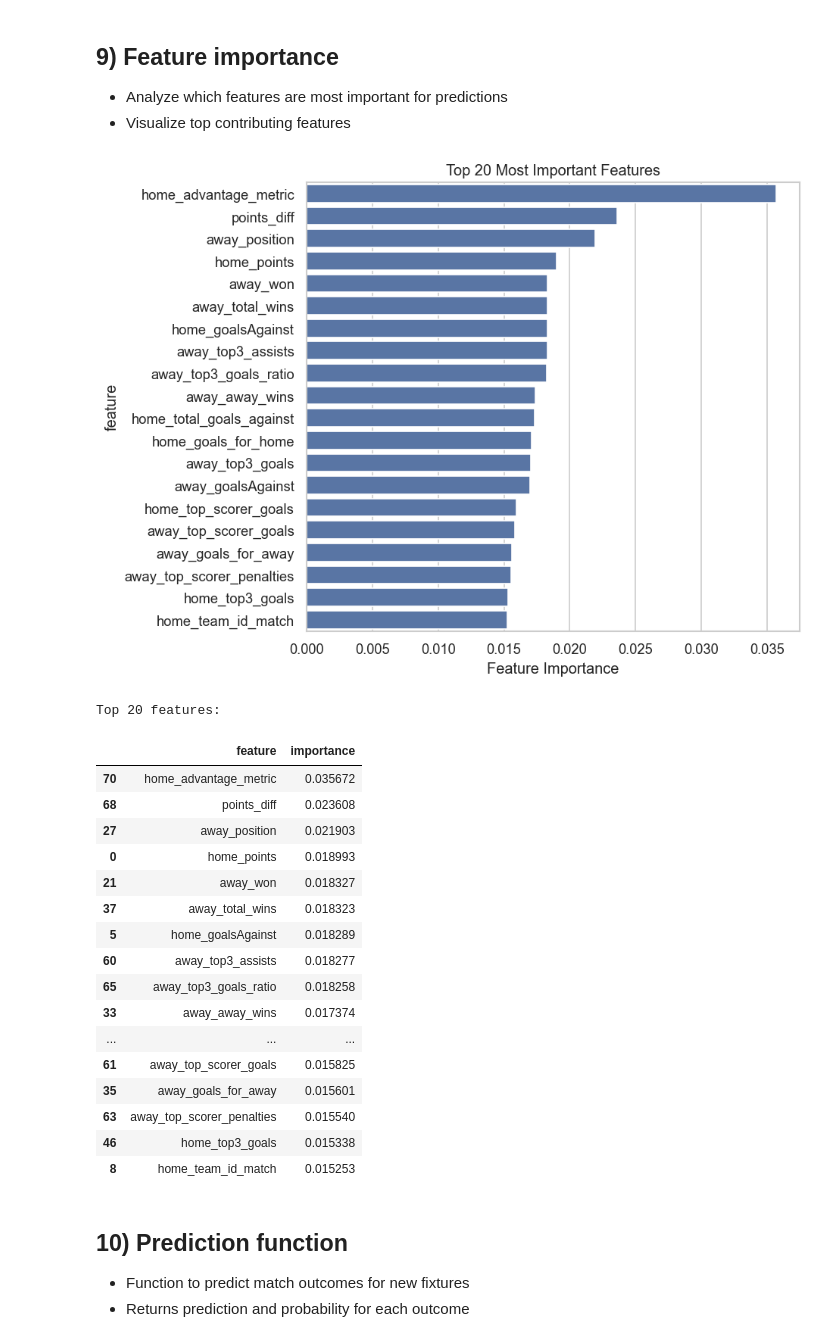
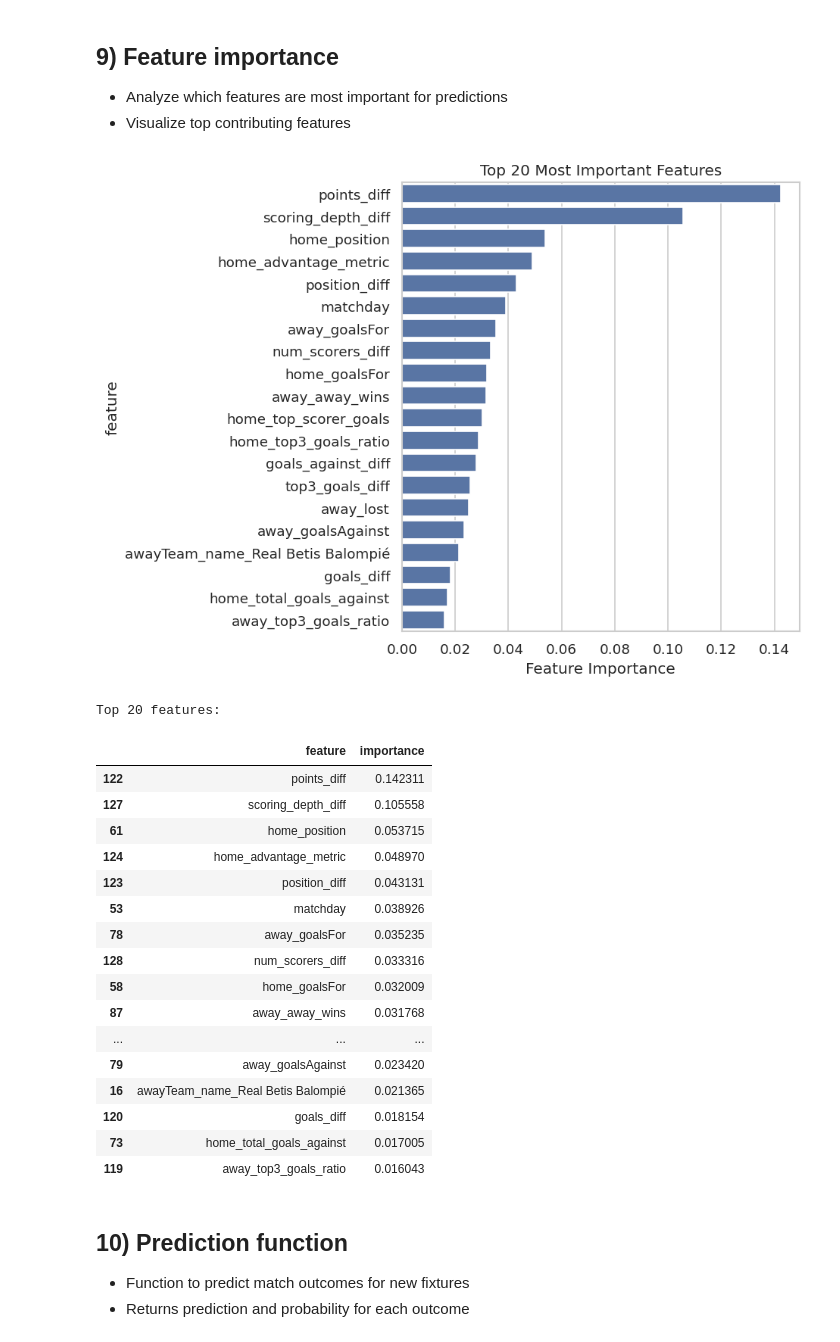
Before and after one commit to eamtcPROG/AIA, a Jupyter notebook: models/xgboost_match_outcome.ipynb, the cells around one changed output. Cells and saved outputs as stored; diff of their text form; code cells hidden in the pictures.

```diff
--- a/models/xgboost_match_outcome.ipynb
+++ b/models/xgboost_match_outcome.ipynb
@@ -583,0 +201,22 @@ Plotly not available or insufficient variance. Showing parameter information:
+# %%
+# Prepare X and y
+X = df[feature_cols].copy()
+y = df["match_outcome"]
+
+# Train/test split using sklearn (like simple_feature_model)
+test_size = 0.2
+X_train, X_test, y_train, y_test = train_test_split(
+    X, y, test_size=test_size, random_state=RANDOM_STATE, stratify=y
+)
+
+print("Train/Test Split Summary:")
+print(f"  Total matches: {len(df)}")
+print(f"  Train matches: {len(X_train)} ({len(X_train)/len(df)*100:.1f}%)")
+print(f"  Test matches: {len(X_test)} ({len(X_test)/len(df)*100:.1f}%)")
+print(f"  Total features: {len(feature_cols)}")
+print(f"  Numeric features: {len(numeric_cols)}")
+print(f"  Categorical features: {len(categorical_cols)}")
+print(f"\nTrain class distribution:")
+print(y_train.value_counts().sort_index())
+print(f"\nTest class distribution:")
+print(y_test.value_counts().sort_index())
@@ -583,0 +308,4 @@ Plotly not available or insufficient variance. Showing parameter information:
+# %%
+# Use StratifiedKFold for cross-validation (like simple_feature_model)
+n_splits = 5
+cv = StratifiedKFold(n_splits=n_splits, shuffle=True, random_state=RANDOM_STATE)
@@ -720,42 +575,56 @@ weighted avg       0.52      0.50      0.50       240
 - Visualize top contributing features
 # %%
 # Get feature importance
+# Extract feature names from the preprocessor
+preprocessor = final_pipeline.named_steps["preprocess"]
+model = final_pipeline.named_steps["model"]
+
+# Get feature names from ColumnTransformer
+feature_names = []
+# Categorical features (one-hot encoded)
+if len(categorical_cols) > 0:
+    cat_encoder = preprocessor.named_transformers_["categorical"]
+    cat_features = cat_encoder.get_feature_names_out(categorical_cols)
+    feature_names.extend(cat_features)
+# Numeric features
+feature_names.extend(numeric_cols)
+
 importance_df = pd.DataFrame({
-    'feature': feature_cols,
-    'importance': final_model.feature_importances_
+    'feature': feature_names,
+    'importance': model.feature_importances_
 }).sort_values('importance', ascending=False)
 
 # Plot top features
 top_n = 20
 plt.figure(figsize=(8, 6))
 sns.barplot(data=importance_df.head(top_n), x='importance', y='feature')
 plt.title(f'Top {top_n} Most Important Features')
 plt.xlabel('Feature Importance')
 plt.tight_layout()
 plt.show()
 
 print(f"\nTop {top_n} features:")
 importance_df.head(top_n)
 # %% [output]
-[figure, old version]
+[figure, new version]
 Top 20 features:
 |  | feature | importance |
-| 70 | home_advantage_metric | 0.035672 |
-| 68 | points_diff | 0.023608 |
-| 27 | away_position | 0.021903 |
-| 0 | home_points | 0.018993 |
-| 21 | away_won | 0.018327 |
-| 37 | away_total_wins | 0.018323 |
-| 5 | home_goalsAgainst | 0.018289 |
-| 60 | away_top3_assists | 0.018277 |
-| 65 | away_top3_goals_ratio | 0.018258 |
-| 33 | away_away_wins | 0.017374 |
+| 122 | points_diff | 0.142311 |
+| 127 | scoring_depth_diff | 0.105558 |
+| 61 | home_position | 0.053715 |
+| 124 | home_advantage_metric | 0.048970 |
+| 123 | position_diff | 0.043131 |
+| 53 | matchday | 0.038926 |
+| 78 | away_goalsFor | 0.035235 |
+| 128 | num_scorers_diff | 0.033316 |
+| 58 | home_goalsFor | 0.032009 |
+| 87 | away_away_wins | 0.031768 |
 | ... | ... | ... |
-| 61 | away_top_scorer_goals | 0.015825 |
-| 35 | away_goals_for_away | 0.015601 |
-| 63 | away_top_scorer_penalties | 0.015540 |
-| 46 | home_top3_goals | 0.015338 |
-| 8 | home_team_id_match | 0.015253 |
+| 79 | away_goalsAgainst | 0.023420 |
+| 16 | awayTeam_name_Real Betis Balompié | 0.021365 |
+| 120 | goals_diff | 0.018154 |
+| 73 | home_total_goals_against | 0.017005 |
+| 119 | away_top3_goals_ratio | 0.016043 |
 # %% [markdown]
 ## 10) Prediction function
 
```
Also changed, not shown: parts of 28 cells of this notebook.
